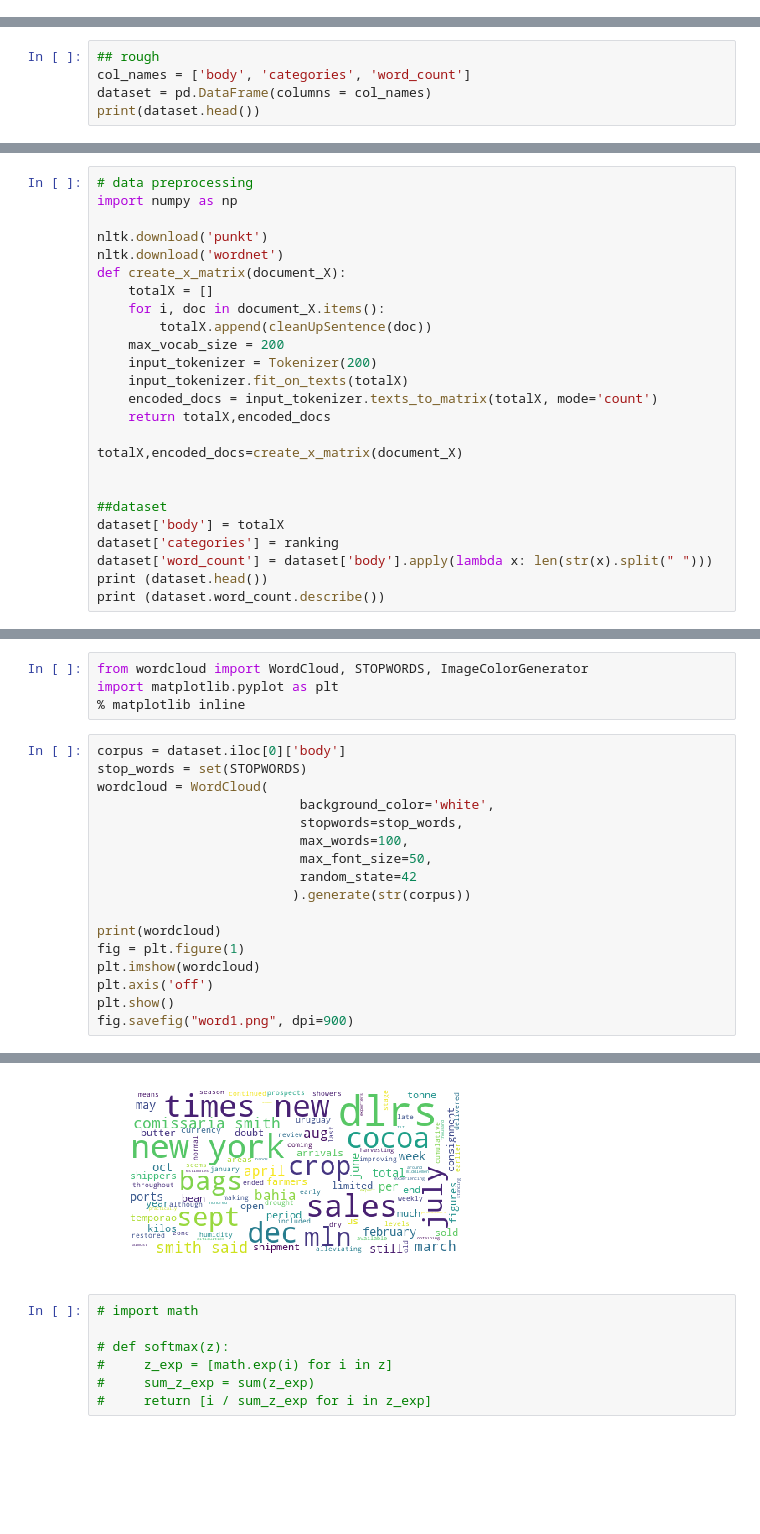
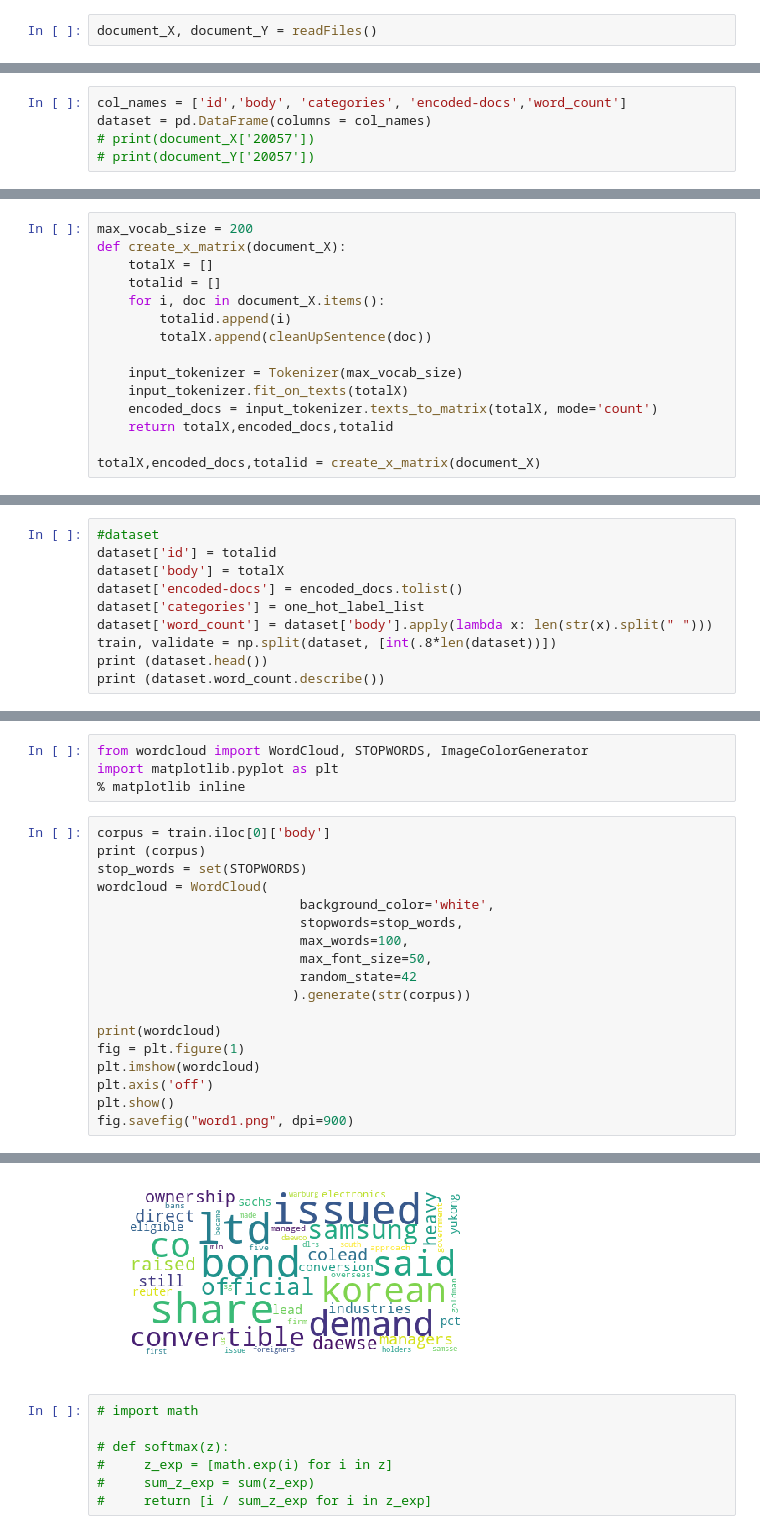
Before and after one commit to 20188202010/SMAI, a Jupyter notebook: readFile.ipynb, the cells around one changed output, grey strips where cells are left out. Drawn from its saved outputs; the diff is of its cells as text; blank space fills up the shorter version.

```diff
--- a/readFile.ipynb
+++ b/readFile.ipynb
@@ -206,0 +151,2 @@ Reading file: reut2-020.sgm
+# %%
+document_X, document_Y = readFiles()
@@ -207,5 +209,5 @@ Reading file: reut2-020.sgm
 # %%
-## rough
-col_names = ['body', 'categories', 'word_count']
+col_names = ['id','body', 'categories', 'encoded-docs','word_count']
 dataset = pd.DataFrame(columns = col_names)
-print(dataset.head())
+# print(document_X['20057'])
+# print(document_Y['20057'])
@@ -218,25 +224,15 @@ Index: []
 # %%
-# data preprocessing
-import numpy as np
-
-nltk.download('punkt')
-nltk.download('wordnet')
+max_vocab_size = 200
 def create_x_matrix(document_X):
     totalX = []
+    totalid = []
     for i, doc in document_X.items():
+        totalid.append(i)
         totalX.append(cleanUpSentence(doc))
-    max_vocab_size = 200
-    input_tokenizer = Tokenizer(200)
+
+    input_tokenizer = Tokenizer(max_vocab_size)
     input_tokenizer.fit_on_texts(totalX)
     encoded_docs = input_tokenizer.texts_to_matrix(totalX, mode='count')
-    return totalX,encoded_docs
+    return totalX,encoded_docs,totalid
 
-totalX,encoded_docs=create_x_matrix(document_X)
-
-
-##dataset
-dataset['body'] = totalX
-dataset['categories'] = ranking
-dataset['word_count'] = dataset['body'].apply(lambda x: len(str(x).split(" ")))
-print (dataset.head())
-print (dataset.word_count.describe())
+totalX,encoded_docs,totalid = create_x_matrix(document_X)
@@ -264,0 +251,10 @@ Name: word_count, dtype: float64
+# %%
+#dataset
+dataset['id'] = totalid
+dataset['body'] = totalX
+dataset['encoded-docs'] = encoded_docs.tolist()
+dataset['categories'] = one_hot_label_list
+dataset['word_count'] = dataset['body'].apply(lambda x: len(str(x).split(" ")))
+train, validate = np.split(dataset, [int(.8*len(dataset))])
+print (dataset.head())
+print (dataset.word_count.describe())
@@ -311,7 +325,8 @@ from wordcloud import WordCloud, STOPWORDS, ImageColorGenerator
 import matplotlib.pyplot as plt
 % matplotlib inline
 # %%
-corpus = dataset.iloc[0]['body']
+corpus = train.iloc[0]['body']
+print (corpus)
 stop_words = set(STOPWORDS)
 wordcloud = WordCloud(
                           background_color='white',
@@ -331,5 +347,5 @@ fig.savefig("word1.png", dpi=900)
 <wordcloud.wordcloud.WordCloud object at 0x...>
-[figure, old version]
+[figure, new version]
 # %%
 # import math
 
```
Also changed, not shown: parts of 28 cells of this notebook, 7 other files.
